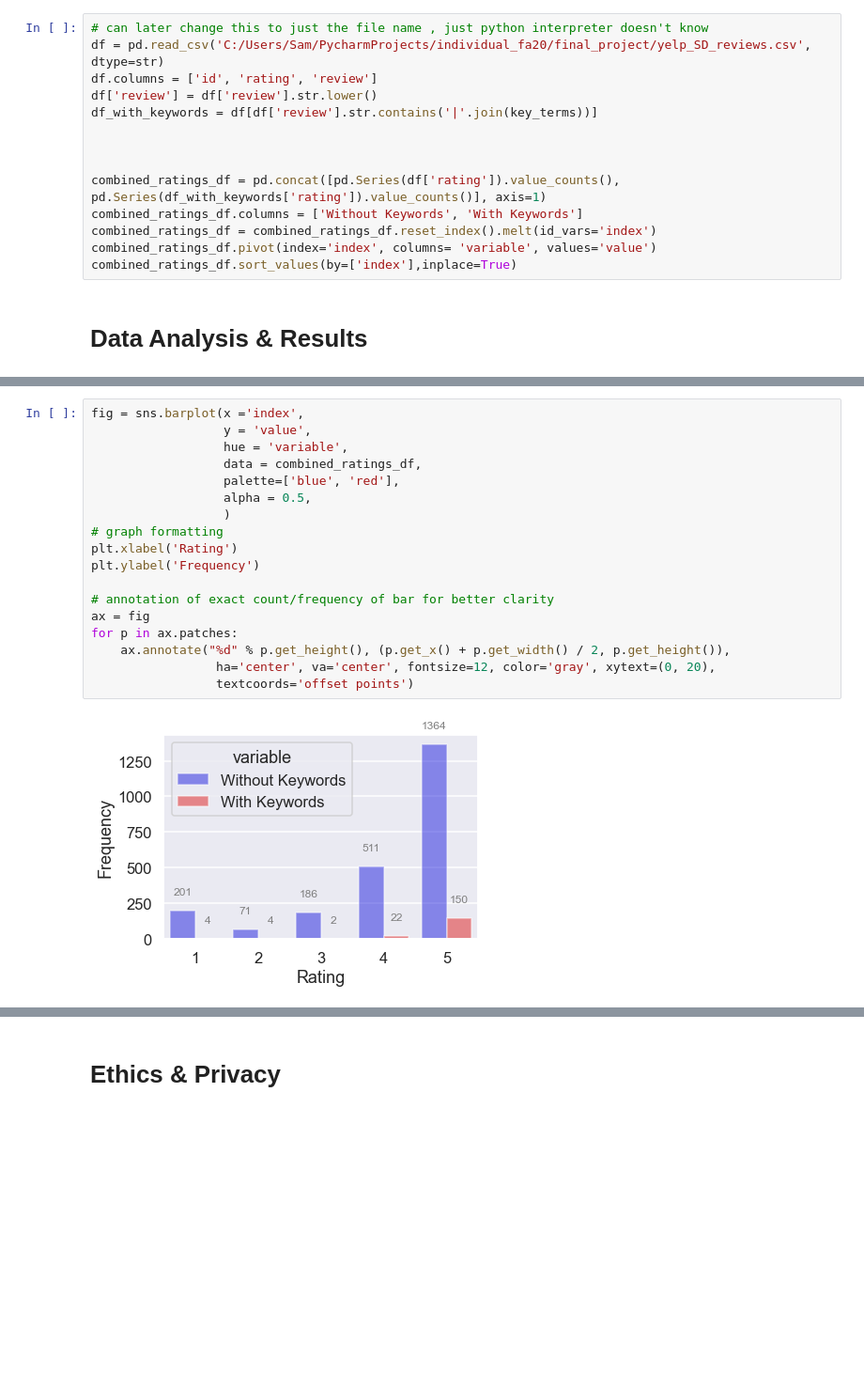
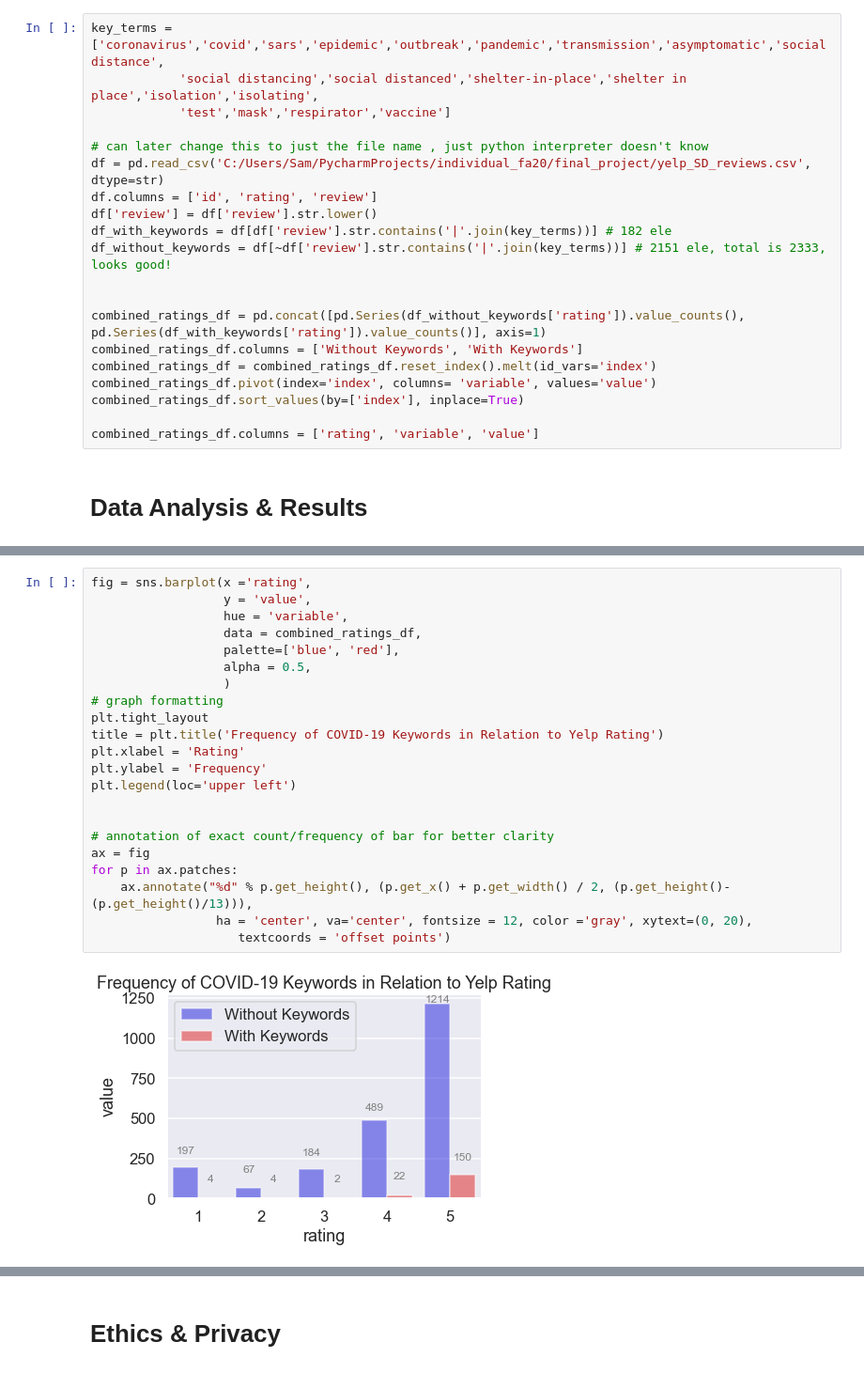
Before and after one commit to michaelbaluja/individual_fa20, a Jupyter notebook: final_project/FinalProject_SamuelRedman.ipynb, the cells around one changed output, grey strips where cells are left out. Shown at 94% size. Saved outputs shown, nothing was run; the diff lists cells and outputs as text; blank space fills up the shorter version.

```diff
--- a/final_project/FinalProject_SamuelRedman.ipynb
+++ b/final_project/FinalProject_SamuelRedman.ipynb
@@ -71,18 +61,24 @@ key_terms = ['coronavirus','covid','sars','epidemic','outbreak','pandemic','tran
 # %% [markdown]
 The file for yelp information is already very clean and succinct. The only changes I made to the file is changing the 'review' column to lower case so that the key_terms list can be easily compared without need to have duplicate values for a variety of casings.
 # %%
+key_terms = ['coronavirus','covid','sars','epidemic','outbreak','pandemic','transmission','asymptomatic','social distance',
+            'social distancing','social distanced','shelter-in-place','shelter in place','isolation','isolating',
+            'test','mask','respirator','vaccine']
+
 # can later change this to just the file name , just python interpreter doesn't know
 df = pd.read_csv('C:/Users/Sam/PycharmProjects/individual_fa20/final_project/yelp_SD_reviews.csv', dtype=str)
 df.columns = ['id', 'rating', 'review']
 df['review'] = df['review'].str.lower()
-df_with_keywords = df[df['review'].str.contains('|'.join(key_terms))]
+df_with_keywords = df[df['review'].str.contains('|'.join(key_terms))] # 182 ele
+df_without_keywords = df[~df['review'].str.contains('|'.join(key_terms))] # 2151 ele, total is 2333, looks good!
 
 
-
-combined_ratings_df = pd.concat([pd.Series(df['rating']).value_counts(), pd.Series(df_with_keywords['rating']).value_counts()], axis=1)
+combined_ratings_df = pd.concat([pd.Series(df_without_keywords['rating']).value_counts(), pd.Series(df_with_keywords['rating']).value_counts()], axis=1)
 combined_ratings_df.columns = ['Without Keywords', 'With Keywords']
 combined_ratings_df = combined_ratings_df.reset_index().melt(id_vars='index')
 combined_ratings_df.pivot(index='index', columns= 'variable', values='value')
-combined_ratings_df.sort_values(by=['index'],inplace=True)
+combined_ratings_df.sort_values(by=['index'], inplace=True)
+
+combined_ratings_df.columns = ['rating', 'variable', 'value']
 # %% [markdown]
 # Data Analysis & Results
@@ -91,20 +88,24 @@ Include cells that describe the steps in your data analysis.
 # %%
-fig = sns.barplot(x ='index',
+fig = sns.barplot(x ='rating',
                   y = 'value',
                   hue = 'variable',
                   data = combined_ratings_df,
                   palette=['blue', 'red'],
                   alpha = 0.5,
                   )
 # graph formatting
-plt.xlabel('Rating')
-plt.ylabel('Frequency')
+plt.tight_layout
+title = plt.title('Frequency of COVID-19 Keywords in Relation to Yelp Rating')
+plt.xlabel = 'Rating'
+plt.ylabel = 'Frequency'
+plt.legend(loc='upper left')
+
 
 # annotation of exact count/frequency of bar for better clarity
 ax = fig
 for p in ax.patches:
-    ax.annotate("%d" % p.get_height(), (p.get_x() + p.get_width() / 2, p.get_height()),
-                 ha='center', va='center', fontsize=12, color='gray', xytext=(0, 20),
-                 textcoords='offset points')
+    ax.annotate("%d" % p.get_height(), (p.get_x() + p.get_width() / 2, (p.get_height()-(p.get_height()/13))),
+                 ha = 'center', va='center', fontsize = 12, color ='gray', xytext=(0, 20),
+                    textcoords = 'offset points')
 # %% [output]
-[figure, old version]
+[figure, new version]
```
Also changed, not shown: parts of 16 cells of this notebook.
